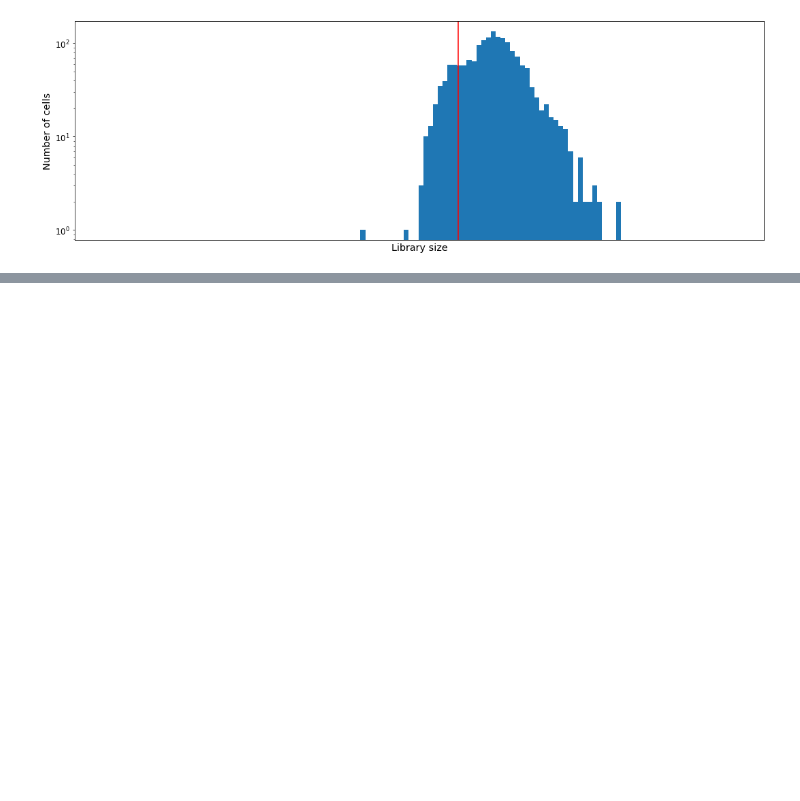
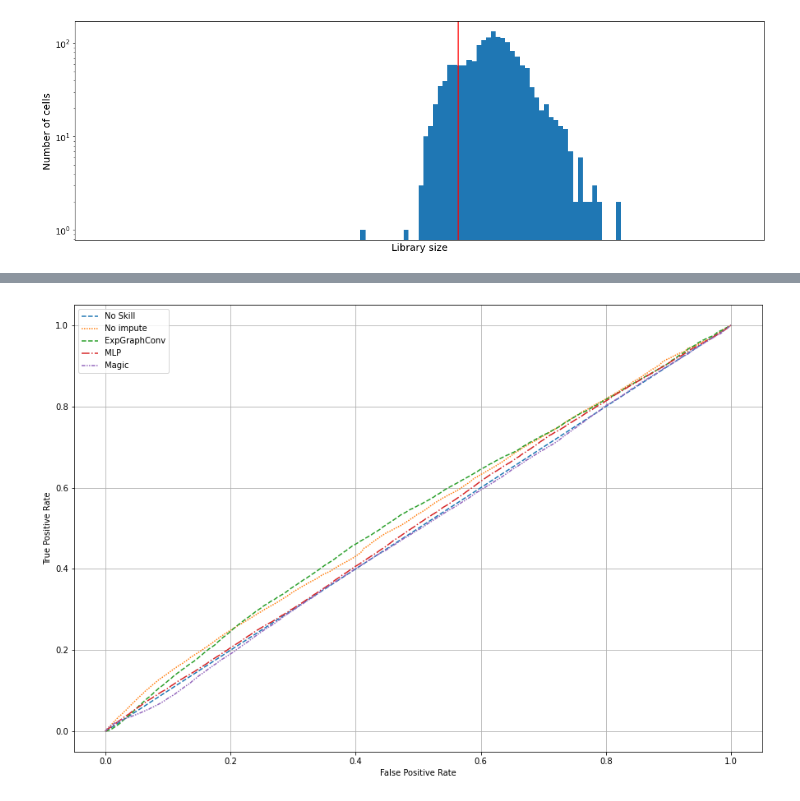
Before and after one commit to RaminHasibi/GraphFeatureAutoencoder, a Jupyter notebook: rnaPreprocess.ipynb, the cells around one changed output, grey strips where cells are left out. Cells and saved outputs as stored; diff of their text form; code cells hidden in the pictures; blank space fills up the shorter version.

```diff
--- a/rnaPreprocess.ipynb
+++ b/rnaPreprocess.ipynb
@@ -258,0 +417,4 @@ filt_rna_seq.to_csv('mousernaSeq.csv')
+# %%
+prediction_p = pd.concat([validation_data.iloc[:,:2],pd.DataFrame(res['p'].flatten(),columns=['prob'])],1)
+prediction_p['prob_not'] = 1-prediction_p['prob']
+prediction_p[['prob_not','prob']]
@@ -258,0 +435,4 @@ filt_rna_seq.to_csv('mousernaSeq.csv')
+# %%
+ExpGraphConv_prediction_p = pd.concat([validation_data.iloc[:,:2],pd.DataFrame(res_ExpGraphConv['p'].flatten(),columns=['prob'])],1)
+ExpGraphConv_prediction_p['prob_not'] = 1-ExpGraphConv_prediction_p['prob']
+ExpGraphConv_prediction_p[['prob_not','prob']]
@@ -258,0 +453,4 @@ filt_rna_seq.to_csv('mousernaSeq.csv')
+# %%
+MLP_prediction_p = pd.concat([validation_data.iloc[:,:2],pd.DataFrame(res_MLP['p'].flatten(),columns=['prob'])],1)
+MLP_prediction_p['prob_not'] = 1-MLP_prediction_p['prob']
+MLP_prediction_p[['prob_not','prob']]
@@ -258,0 +471,4 @@ filt_rna_seq.to_csv('mousernaSeq.csv')
+# %%
+Magic_prediction_p = pd.concat([validation_data.iloc[:,:2],pd.DataFrame(res_magic['p'].flatten(),columns=['prob'])],1)
+Magic_prediction_p['prob_not'] = 1-Magic_prediction_p['prob']
+Magic_prediction_p[['prob_not','prob']]
@@ -258,0 +489,31 @@ filt_rna_seq.to_csv('mousernaSeq.csv')
+# %%
+import matplotlib.pyplot as plt
+from sklearn.metrics import roc_curve
+plt.figure(figsize=(15,10))
+testy = validation_data['GT'].to_numpy(dtype=np.int64)
+ns_probs = [0 for _ in range(len(testy))]
+
+ns_fpr, ns_tpr, _ = roc_curve(testy, ns_probs)
+fpr, tpr, _ = roc_curve(validation_data['GT'].to_numpy(dtype=np.int64), prediction_p[['prob']].to_numpy())
+ExpGraphConvfpr, ExpGraphConvtpr, _ = roc_curve(validation_data['GT'].to_numpy(dtype=np.int64), ExpGraphConv_prediction_p[['prob']].to_numpy())
+MLPfpr, MLPtpr, _ = roc_curve(validation_data['GT'].to_numpy(dtype=np.int64), MLP_prediction_p[['prob']].to_numpy())
+Magicfpr, Magicptr, _ = roc_curve(validation_data['GT'].to_numpy(dtype=np.int64), Magic_prediction_p[['prob']].to_numpy())
+
+plt.plot(ns_fpr, ns_tpr, linestyle='--', label='No Skill')
+plt.plot(fpr, tpr, linestyle=(0, (1, 1)), label='No impute')
+plt.plot(ExpGraphConvfpr, ExpGraphConvtpr, linestyle='dashed', label='ExpGraphConv')
+plt.plot(MLPfpr, MLPtpr, linestyle='dashdot', label='MLP')
+plt.plot(Magicfpr, Magicptr, linestyle=(0, (3, 1, 1, 1, 1, 1)), label='Magic')
+
+
+#skplt.metrics.plot_precision_recall_curve(validation_data['GT'].to_numpy(dtype=np.int64), MLP_prediction_p[['prob','prob_not']].to_numpy(),figsize=(15,10))
+
+plt.xlabel('False Positive Rate')
+plt.ylabel('True Positive Rate')
+# show the legend
+plt.legend()
+plt.grid()
+# show the plot
+plt.show()
+# %% [output]
+[figure, added]
```
Also changed, not shown: parts of 80 cells of this notebook, 2 other files.
